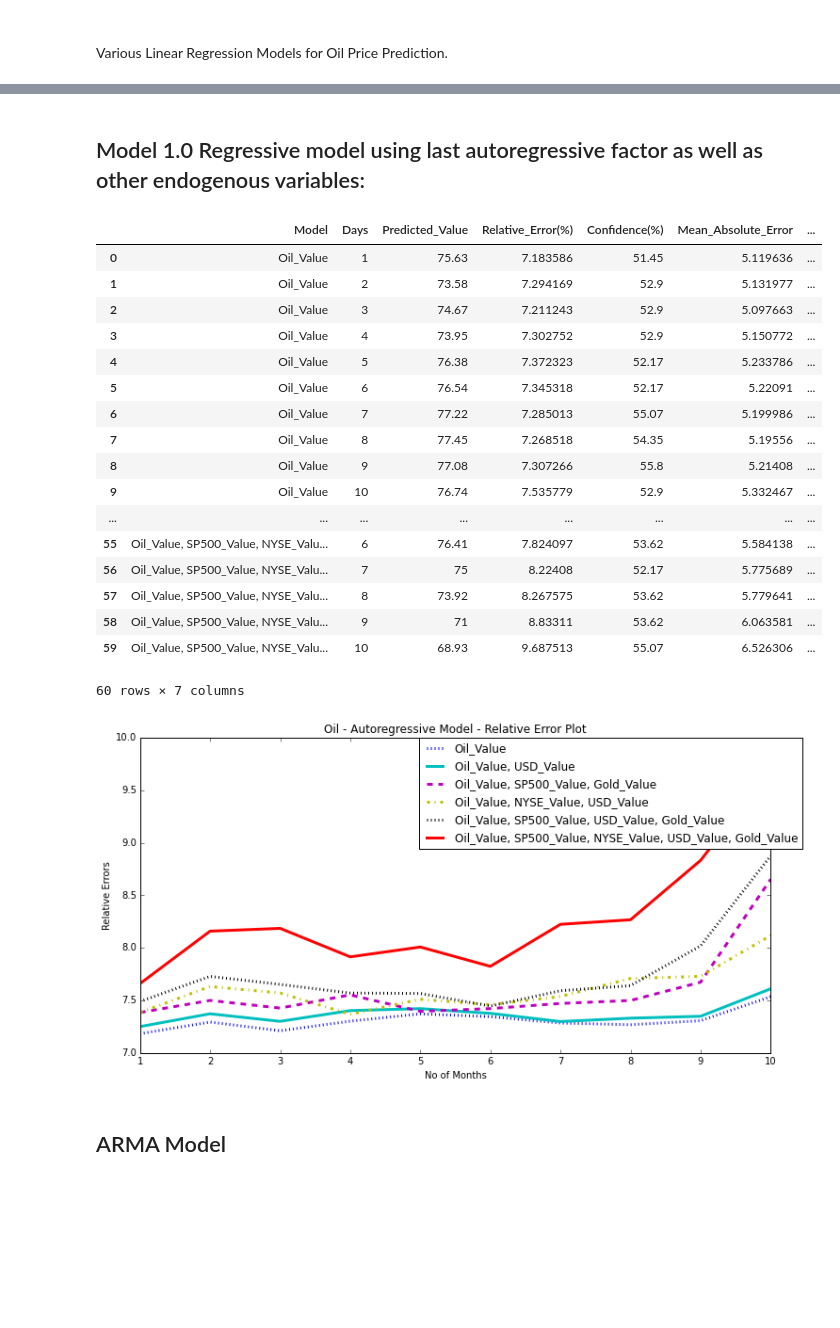
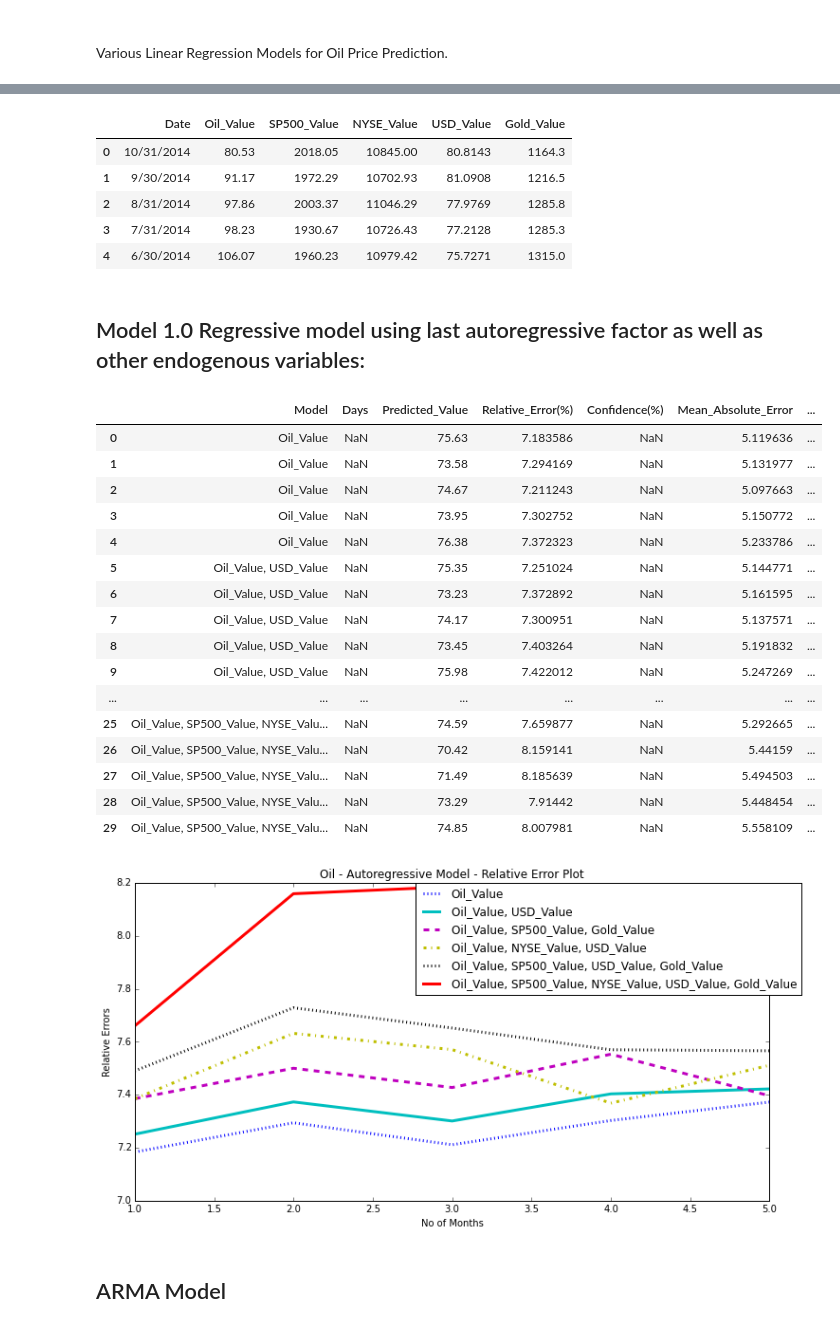
Before and after one commit to Sree-vathsan/CSE591-Data-Science-Project, a Jupyter notebook: Modular_Code_Linear_Regression_Oil.ipynb, the cells around one changed output, grey strips where cells are left out. Drawn from its saved outputs; the diff is of its cells as text; code cells hidden in the pictures; blank space fills up the shorter version.

```diff
--- a/Modular_Code_Linear_Regression_Oil.ipynb
+++ b/Modular_Code_Linear_Regression_Oil.ipynb
@@ -68,6 +67,14 @@ candidatesList = ['Oil_Value',	'SP500_Value',	'NYSE_Value',	'USD_Value', 'Gold_V
 trainSize = np.floor(len(dfMaster['Date']) * trainingRatio) #80:20 ratio
 dfMasterTrain = dfMaster[len(dfMaster)-np.int(trainSize):len(dfMaster)]
 dfMasterTest = dfMaster[0:(len(dfMaster)-np.int(trainSize))-1]
+dfMaster.head(5)
+# %% [output]
+|  | Date | Oil_Value | SP500_Value | NYSE_Value | USD_Value | Gold_Value |
+| 0 | 10/31/2014 | 80.53 | 2018.05 | 10845.00 | 80.8143 | 1164.3 |
+| 1 | 9/30/2014 | 91.17 | 1972.29 | 10702.93 | 81.0908 | 1216.5 |
+| 2 | 8/31/2014 | 97.86 | 2003.37 | 11046.29 | 77.9769 | 1285.8 |
+| 3 | 7/31/2014 | 98.23 | 1930.67 | 10726.43 | 77.2128 | 1285.3 |
+| 4 | 6/30/2014 | 106.07 | 1960.23 | 10979.42 | 75.7271 | 1315.0 |
 # %% [markdown]
 ## Model 1.0 Regressive model using last autoregressive factor as well as other endogenous variables:
 # %%
@@ -216,7 +223,7 @@ def computePrediction(modelRes, dfMasterTrain, dfMasterTest, modelVector, yPred,
     #Compute Confidence
     a = len(errRel[errRel <= np.mean(errRel)])
     b = len(errRel)
-    conf = round((100. * a/b ),2)
+    conf = round((1. * a/b ),2)
     predVal = round(dfPred.loc[0,'Oil_Value'],2)
     meanRelErr = round(np.mean(errRel),2)
     strResult = "\nThe predicted value is "+str(predVal) + " +/- " \
@@ -233,8 +240,8 @@ inputModels = [\
                np.array([1,1,0,1,1]), \
                np.array([1,1,1,1,1]) \
                ]
-maxDays = 10
-dfResult = DataFrame(data=None, columns=['Model', 'Days', 'Predicted_Value', 'Relative_Error(%)', 'Confidence(%)', \
+maxDays = 5
+dfResult = DataFrame(data=None, columns=['Model', 'Months', 'Predicted_Value', 'Relative_Error(%)', 'Probability', \
                                          'Mean_Absolute_Error', 'Mean_RMS_Error'])
 ctr = 0
 figHeight = 6
@@ -253,52 +260,51 @@ for m in range(len(inputModels)):
     modelVector = inputModels[m]
     nMonths = []
     relErrModel = []
     for i in range(1,maxDays+1,1):
         if(i > 1):
             modelVector[modelVector == (i-1)] = i
         yArrTest = np.array(dfMasterTest[candidatesList[0]])
         modelRes,yPred = model_1_0(dfMasterTrain,dfMasterTest,modelVector)
         meanErrRel,meanErrABS,meanErrRMSE,errPlot = computeErrors(yPred, yArrTest)
         relErrModel.append(meanErrRel)
         nMonths.append(i)
         predVal,meanRelErr,conf = computePrediction(modelRes, dfMasterTrain, dfMasterTest, modelVector, yPred, candidatesList)
         #print(displayStr)
         modelName = frameString(modelVector, candidatesList)
         dfResult.loc[ctr,'Model'] = modelName
-        dfResult.loc[ctr,'Days'] = i
+        dfResult.loc[ctr,'Months'] = i
         dfResult.loc[ctr,'Predicted_Value'] = predVal
         dfResult.loc[ctr,'Relative_Error(%)'] = meanErrRel
-        dfResult.loc[ctr,'Confidence(%)'] = conf
+        dfResult.loc[ctr,'Probability'] = conf
         dfResult.loc[ctr,'Mean_Absolute_Error'] = meanErrABS
         dfResult.loc[ctr,'Mean_RMS_Error'] = meanErrRMSE
         ctr = ctr + 1
         #plot(errPlot,'g',10,"Oil -" + str(i) + " - " + modelName)
 
     plt.plot(nMonths,relErrModel, linewidth=3, linestyle=linestyles[m-1], color=colors[m-1], label=modelName)
     # Place a legend to the right of this smaller figure.
     plt.legend(bbox_to_anchor=(1.05, 1), loc=1, borderaxespad=0.)
 
 dfResult
 # %% [output]
 |  | Model | Days | Predicted_Value | Relative_Error(%) | Confidence(%) | Mean_Absolute_Error | ... |
-| 0 | Oil_Value | 1 | 75.63 | 7.183586 | 51.45 | 5.119636 | ... |
-| 1 | Oil_Value | 2 | 73.58 | 7.294169 | 52.9 | 5.131977 | ... |
-| 2 | Oil_Value | 3 | 74.67 | 7.211243 | 52.9 | 5.097663 | ... |
-| 3 | Oil_Value | 4 | 73.95 | 7.302752 | 52.9 | 5.150772 | ... |
-| 4 | Oil_Value | 5 | 76.38 | 7.372323 | 52.17 | 5.233786 | ... |
-| 5 | Oil_Value | 6 | 76.54 | 7.345318 | 52.17 | 5.22091 | ... |
-| 6 | Oil_Value | 7 | 77.22 | 7.285013 | 55.07 | 5.199986 | ... |
-| 7 | Oil_Value | 8 | 77.45 | 7.268518 | 54.35 | 5.19556 | ... |
-| 8 | Oil_Value | 9 | 77.08 | 7.307266 | 55.8 | 5.21408 | ... |
-| 9 | Oil_Value | 10 | 76.74 | 7.535779 | 52.9 | 5.332467 | ... |
+| 0 | Oil_Value | NaN | 75.63 | 7.183586 | NaN | 5.119636 | ... |
+| 1 | Oil_Value | NaN | 73.58 | 7.294169 | NaN | 5.131977 | ... |
+| 2 | Oil_Value | NaN | 74.67 | 7.211243 | NaN | 5.097663 | ... |
+| 3 | Oil_Value | NaN | 73.95 | 7.302752 | NaN | 5.150772 | ... |
+| 4 | Oil_Value | NaN | 76.38 | 7.372323 | NaN | 5.233786 | ... |
+| 5 | Oil_Value, USD_Value | NaN | 75.35 | 7.251024 | NaN | 5.144771 | ... |
+| 6 | Oil_Value, USD_Value | NaN | 73.23 | 7.372892 | NaN | 5.161595 | ... |
+| 7 | Oil_Value, USD_Value | NaN | 74.17 | 7.300951 | NaN | 5.137571 | ... |
+| 8 | Oil_Value, USD_Value | NaN | 73.45 | 7.403264 | NaN | 5.191832 | ... |
+| 9 | Oil_Value, USD_Value | NaN | 75.98 | 7.422012 | NaN | 5.247269 | ... |
 | ... | ... | ... | ... | ... | ... | ... | ... |
-| 55 | Oil_Value, SP500_Value, NYSE_Valu... | 6 | 76.41 | 7.824097 | 53.62 | 5.584138 | ... |
-| 56 | Oil_Value, SP500_Value, NYSE_Valu... | 7 | 75 | 8.22408 | 52.17 | 5.775689 | ... |
-| 57 | Oil_Value, SP500_Value, NYSE_Valu... | 8 | 73.92 | 8.267575 | 53.62 | 5.779641 | ... |
-| 58 | Oil_Value, SP500_Value, NYSE_Valu... | 9 | 71 | 8.83311 | 53.62 | 6.063581 | ... |
-| 59 | Oil_Value, SP500_Value, NYSE_Valu... | 10 | 68.93 | 9.687513 | 55.07 | 6.526306 | ... |
+| 25 | Oil_Value, SP500_Value, NYSE_Valu... | NaN | 74.59 | 7.659877 | NaN | 5.292665 | ... |
+| 26 | Oil_Value, SP500_Value, NYSE_Valu... | NaN | 70.42 | 8.159141 | NaN | 5.44159 | ... |
+| 27 | Oil_Value, SP500_Value, NYSE_Valu... | NaN | 71.49 | 8.185639 | NaN | 5.494503 | ... |
+| 28 | Oil_Value, SP500_Value, NYSE_Valu... | NaN | 73.29 | 7.91442 | NaN | 5.448454 | ... |
+| 29 | Oil_Value, SP500_Value, NYSE_Valu... | NaN | 74.85 | 8.007981 | NaN | 5.558109 | ... |
-60 rows × 7 columns
-[figure, old version]
+[figure, new version]
 # %% [markdown]
 ## ARMA Model
 # %%
```
Also changed, not shown: parts of 1 cell of this notebook.
